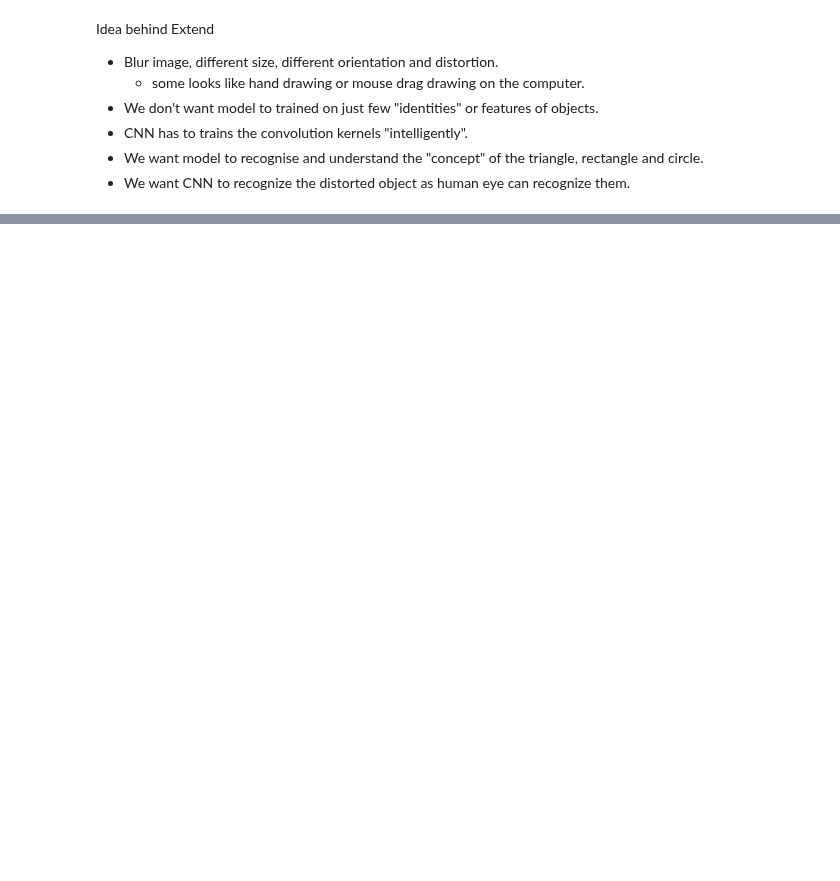
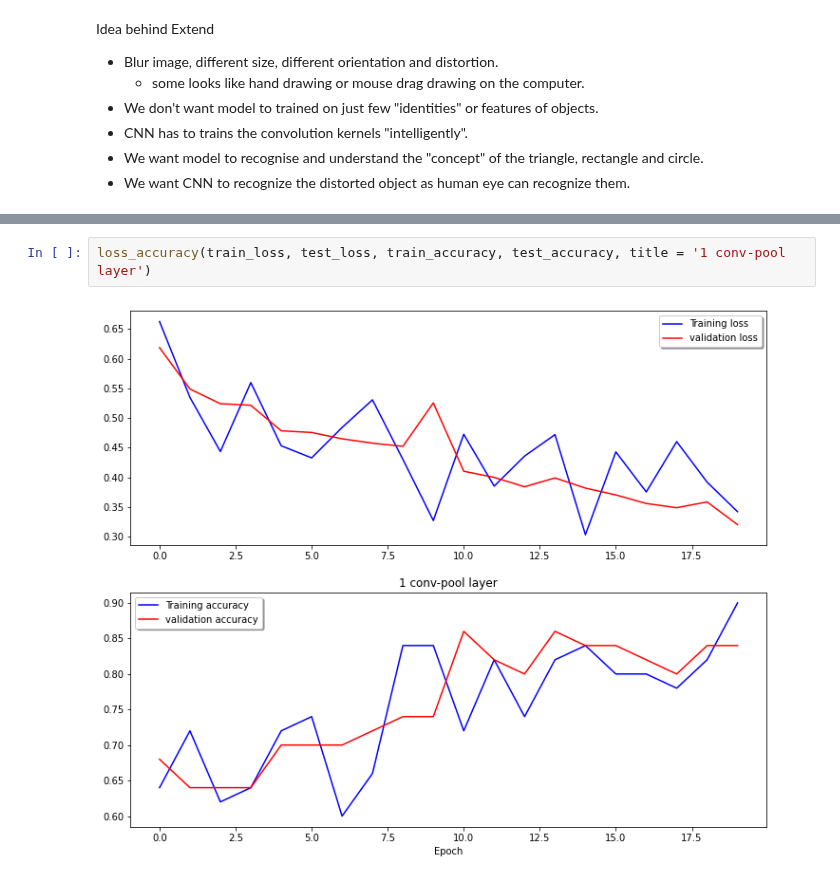
Before and after one commit to wdon021/From_Colab, a Jupyter notebook: Assignment3_Extend.ipynb, the cells around one changed output, grey strips where cells are left out. Drawn from its saved outputs; the diff is of its cells as text; blank space fills up the shorter version.

```diff
--- a/Assignment3_Extend.ipynb
+++ b/Assignment3_Extend.ipynb
@@ -191,0 +416,4 @@ Idea behind Extend
+# %%
+loss_accuracy(train_loss, test_loss, train_accuracy, test_accuracy, title = '1 conv-pool layer')
+# %% [output]
+[figure, added]
```
Also changed, not shown: parts of 40 cells of this notebook.
